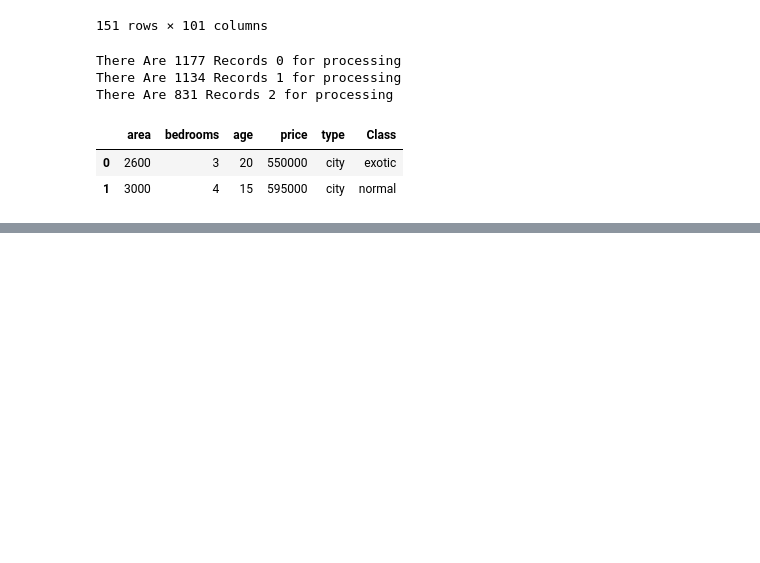
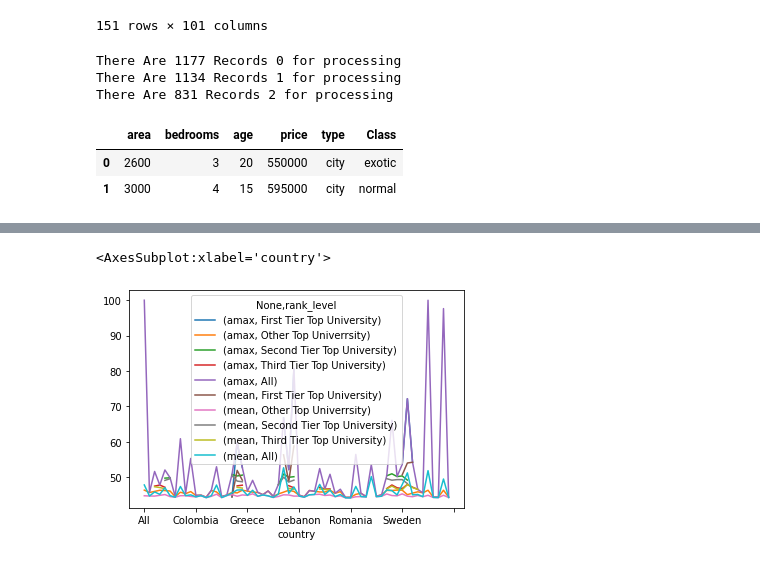
Before and after one commit to shohelbspi/Introduction-to-Data-Science-in-Python, a Jupyter notebook: Week_3.ipynb, the cells around one changed output, grey strips where cells are left out. Saved outputs shown, nothing was run; the diff lists cells and outputs as text; code cells hidden in the pictures; blank space fills up the shorter version.

Commit message:
pandas pivot table  code update in week3 notebook

```diff
--- a/Week_3.ipynb
+++ b/Week_3.ipynb
@@ -1128,0 +1179,2 @@ Categories (10, interval[float64, right]): [(23065.339, 148158.089] < (148158.08
+# %%
+df['rank_level'] = df['world_rank'].apply(lambda x:create_category_university(x))
@@ -1128,0 +1232,2 @@ Categories (10, interval[float64, right]): [(23065.339, 148158.089] < (148158.08
+# %%
+new_df = df.pivot_table(index='country',columns='rank_level',values='score',aggfunc=[np.max,np.mean],margins=True)
@@ -1128,0 +1307,2 @@ Categories (10, interval[float64, right]): [(23065.339, 148158.089] < (148158.08
+# %%
+new_df = new_df.stack()
@@ -1128,0 +1319,2 @@ Categories (10, interval[float64, right]): [(23065.339, 148158.089] < (148158.08
+# %%
+new_df = new_df.unstack()
@@ -1128,0 +1343,5 @@ Categories (10, interval[float64, right]): [(23065.339, 148158.089] < (148158.08
+# %%
+new_df.plot()
+# %% [output]
+<AxesSubplot:xlabel='country'>
+[figure, added]
```
Also changed, not shown: parts of 96 cells of this notebook, 2 other files.
